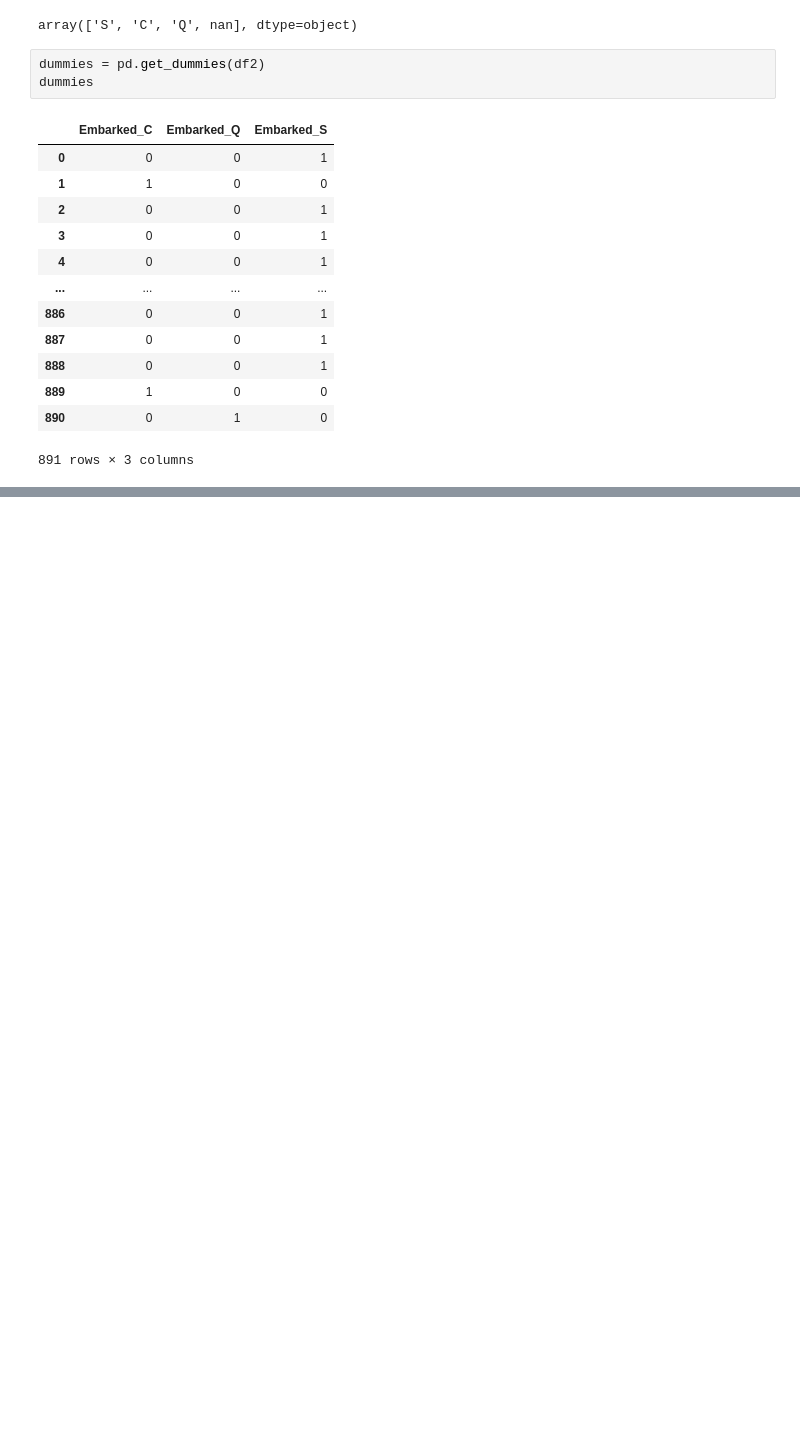
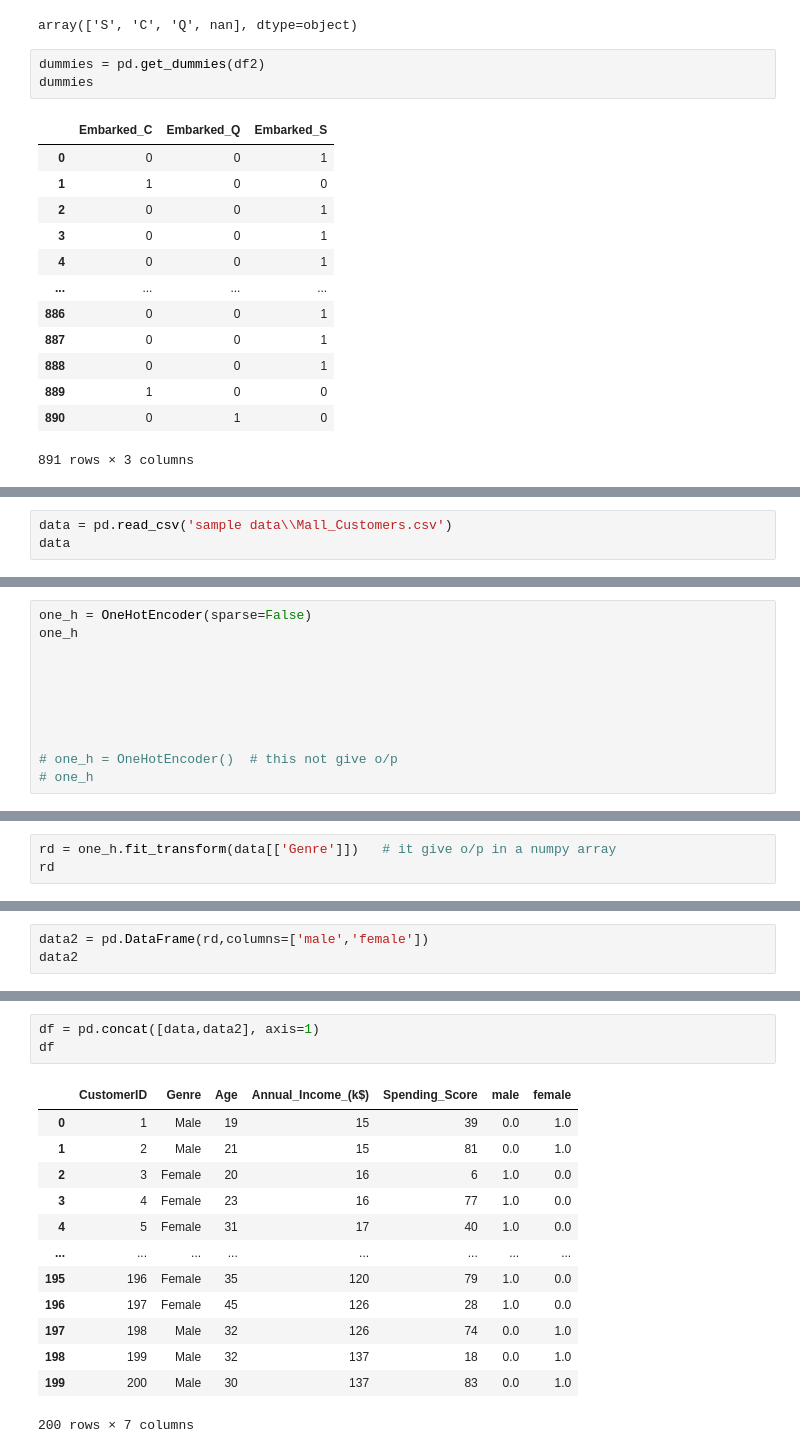
Before and after one commit to ankushgupta05/ML-BY-SISTec-4th-sem, a Jupyter notebook: ML/Encodding/Handle categorical features.ipynb, the cells around one changed output, grey strips where cells are left out. Saved outputs shown, nothing was run; the diff lists cells and outputs as text; blank space fills up the shorter version.

```diff
--- a/ML/Encodding/Handle categorical features.ipynb
+++ b/ML/Encodding/Handle categorical features.ipynb
@@ -159,0 +163,3 @@ df4.head()   # delete Embarked columns
+# %%
+data = pd.read_csv('sample data\\Mall_Customers.csv')
+data
@@ -159,0 +184,11 @@ df4.head()   # delete Embarked columns
+# %%
+one_h = OneHotEncoder(sparse=False)
+one_h
+
+
+
+
+
+
+# one_h = OneHotEncoder()  # this not give o/p
+# one_h
@@ -159,0 +199,3 @@ df4.head()   # delete Embarked columns
+# %%
+rd = one_h.fit_transform(data[['Genre']])   # it give o/p in a numpy array
+rd
@@ -159,0 +220,3 @@ df4.head()   # delete Embarked columns
+# %%
+data2 = pd.DataFrame(rd,columns=['male','female'])
+data2
@@ -159,0 +237,17 @@ df4.head()   # delete Embarked columns
+# %%
+df = pd.concat([data,data2], axis=1)
+df
+# %% [output]
+|  | CustomerID | Genre | Age | Annual_Income_(k$) | Spending_Score | male | female |
+| 0 | 1 | Male | 19 | 15 | 39 | 0.0 | 1.0 |
+| 1 | 2 | Male | 21 | 15 | 81 | 0.0 | 1.0 |
+| 2 | 3 | Female | 20 | 16 | 6 | 1.0 | 0.0 |
+| 3 | 4 | Female | 23 | 16 | 77 | 1.0 | 0.0 |
+| 4 | 5 | Female | 31 | 17 | 40 | 1.0 | 0.0 |
+| ... | ... | ... | ... | ... | ... | ... | ... |
+| 195 | 196 | Female | 35 | 120 | 79 | 1.0 | 0.0 |
+| 196 | 197 | Female | 45 | 126 | 28 | 1.0 | 0.0 |
+| 197 | 198 | Male | 32 | 126 | 74 | 0.0 | 1.0 |
+| 198 | 199 | Male | 32 | 137 | 18 | 0.0 | 1.0 |
+| 199 | 200 | Male | 30 | 137 | 83 | 0.0 | 1.0 |
+200 rows × 7 columns
```
Also changed, not shown: parts of 29 cells of this notebook, 2 other files.
